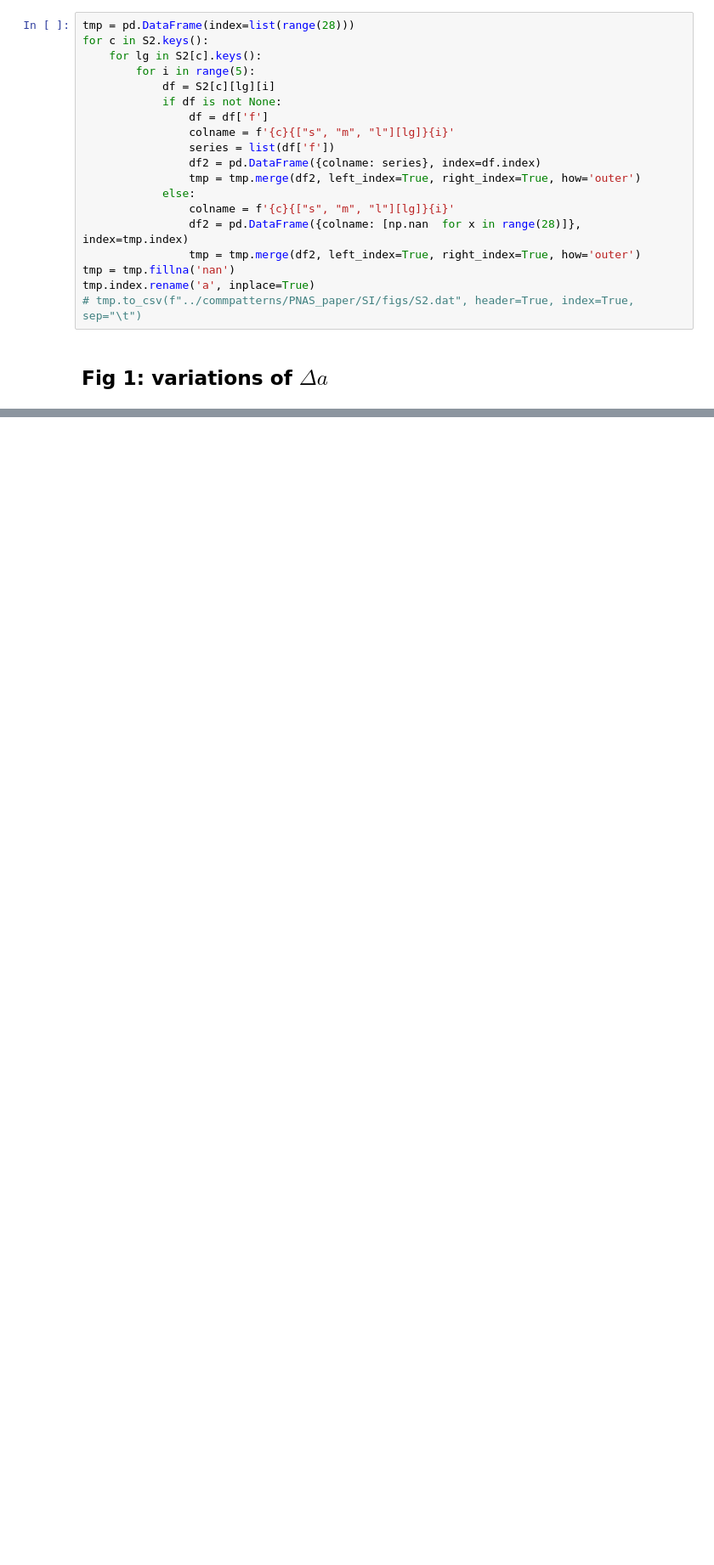
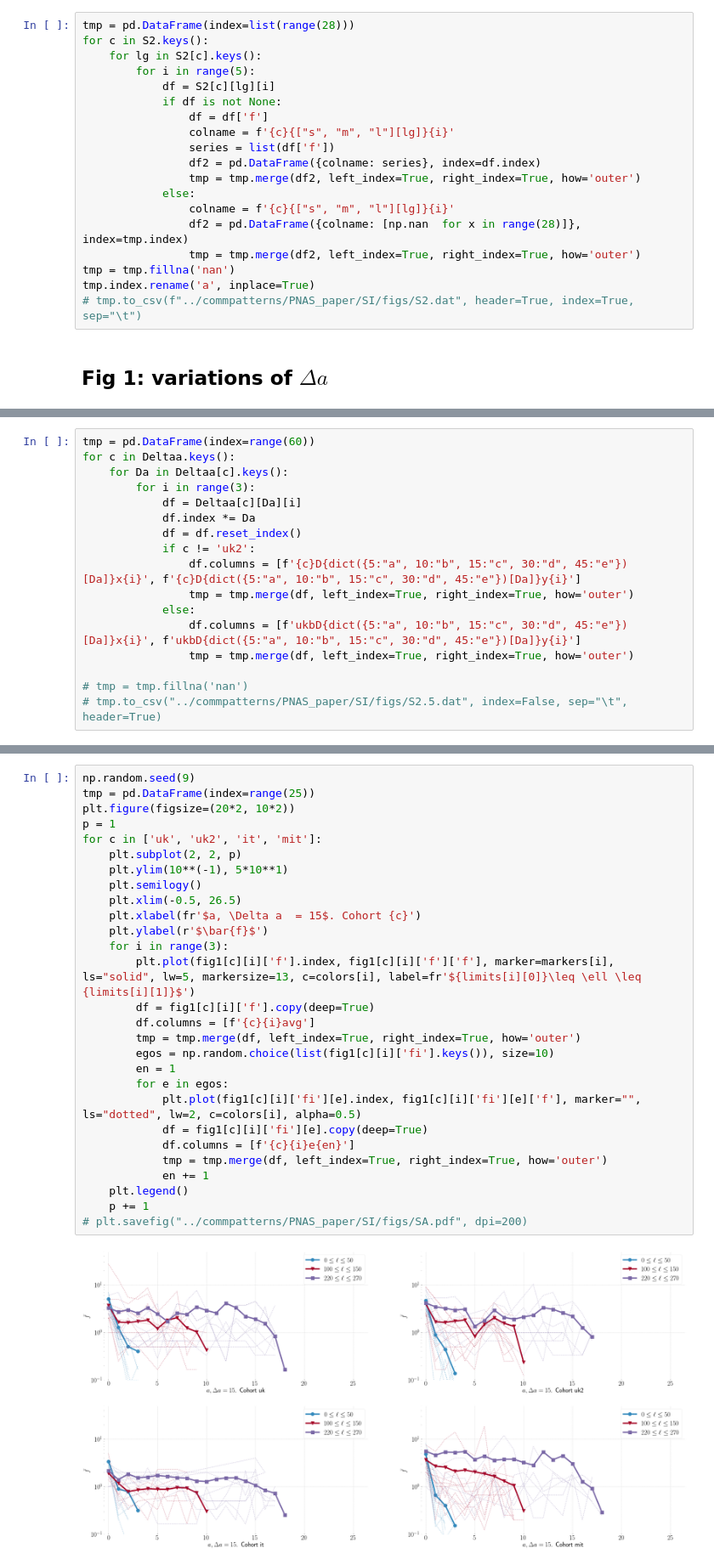
Before and after one commit to nitnelav27/comm_patterns, a Jupyter notebook: 202201.ipynb, the cells around one changed output, grey strips where cells are left out. Shown at 85% size. Saved outputs shown, nothing was run; the diff lists cells and outputs as text; blank space fills up the shorter version.

```diff
--- a/202201.ipynb
+++ b/202201.ipynb
@@ -658,0 +667,17 @@ tmpDa[('it', 15, 2)]['f']
+# %%
+tmp = pd.DataFrame(index=range(60))
+for c in Deltaa.keys():
+    for Da in Deltaa[c].keys():
+        for i in range(3):
+            df = Deltaa[c][Da][i]
+            df.index *= Da
+            df = df.reset_index()
+            if c != 'uk2':
+                df.columns = [f'{c}D{dict({5:"a", 10:"b", 15:"c", 30:"d", 45:"e"})[Da]}x{i}', f'{c}D{dict({5:"a", 10:"b", 15:"c", 30:"d", 45:"e"})[Da]}y{i}']
+                tmp = tmp.merge(df, left_index=True, right_index=True, how='outer')
+            else:
+                df.columns = [f'ukbD{dict({5:"a", 10:"b", 15:"c", 30:"d", 45:"e"})[Da]}x{i}', f'ukbD{dict({5:"a", 10:"b", 15:"c", 30:"d", 45:"e"})[Da]}y{i}']
+                tmp = tmp.merge(df, left_index=True, right_index=True, how='outer')
+
+# tmp = tmp.fillna('nan')
+# tmp.to_csv("../commpatterns/PNAS_paper/SI/figs/S2.5.dat", index=False, sep="\t", header=True)
@@ -658,0 +687,30 @@ tmpDa[('it', 15, 2)]['f']
+# %%
+np.random.seed(9)
+tmp = pd.DataFrame(index=range(25))
+plt.figure(figsize=(20*2, 10*2))
+p = 1
+for c in ['uk', 'uk2', 'it', 'mit']:
+    plt.subplot(2, 2, p)
+    plt.ylim(10**(-1), 5*10**1)
+    plt.semilogy()
+    plt.xlim(-0.5, 26.5)
+    plt.xlabel(fr'$a, \Delta a  = 15$. Cohort {c}')
+    plt.ylabel(r'$\bar{f}$')
+    for i in range(3):
+        plt.plot(fig1[c][i]['f'].index, fig1[c][i]['f']['f'], marker=markers[i], ls="solid", lw=5, markersize=13, c=colors[i], label=fr'${limits[i][0]}\leq \ell \leq {limits[i][1]}$')
+        df = fig1[c][i]['f'].copy(deep=True)
+        df.columns = [f'{c}{i}avg']
+        tmp = tmp.merge(df, left_index=True, right_index=True, how='outer')
+        egos = np.random.choice(list(fig1[c][i]['fi'].keys()), size=10)
+        en = 1
+        for e in egos:
+            plt.plot(fig1[c][i]['fi'][e].index, fig1[c][i]['fi'][e]['f'], marker="", ls="dotted", lw=2, c=colors[i], alpha=0.5)
+            df = fig1[c][i]['fi'][e].copy(deep=True)
+            df.columns = [f'{c}{i}e{en}']
+            tmp = tmp.merge(df, left_index=True, right_index=True, how='outer')
+            en += 1
+    plt.legend()
+    p += 1
+# plt.savefig("../commpatterns/PNAS_paper/SI/figs/SA.pdf", dpi=200)
+# %% [output]
+[figure, added]
```
Also changed, not shown: parts of 12 cells of this notebook.
